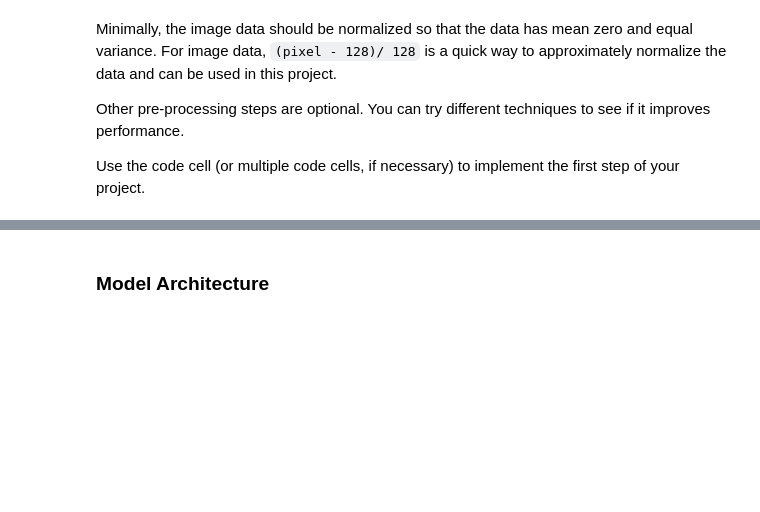
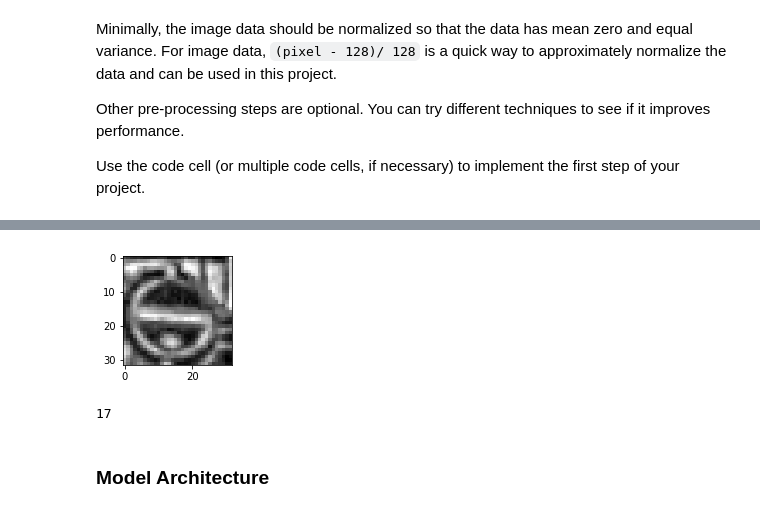
Before and after one commit to FurqanHabibi/CarND-Traffic-Sign-Classifier-Project, a Jupyter notebook: Traffic_Sign_Classifier.ipynb, the cells around one changed output, grey strips where cells are left out. Cells and saved outputs as stored; diff of their text form; code cells hidden in the pictures; blank space fills up the shorter version.

```diff
--- a/Traffic_Sign_Classifier.ipynb
+++ b/Traffic_Sign_Classifier.ipynb
@@ -310,2 +470,10 @@ X_test_normalized = normalize_data(X_test)
+# %%
+plt.figure(figsize=(2,2))
+plt.imshow(X_train[280001].squeeze(), cmap='gray')
+plt.show()
+print(y_train[280001])
+# %% [output]
+[figure, added]
+17
 # %% [markdown]
 ### Model Architecture
```
Also changed, not shown: parts of 32 cells of this notebook, 20 other files.
